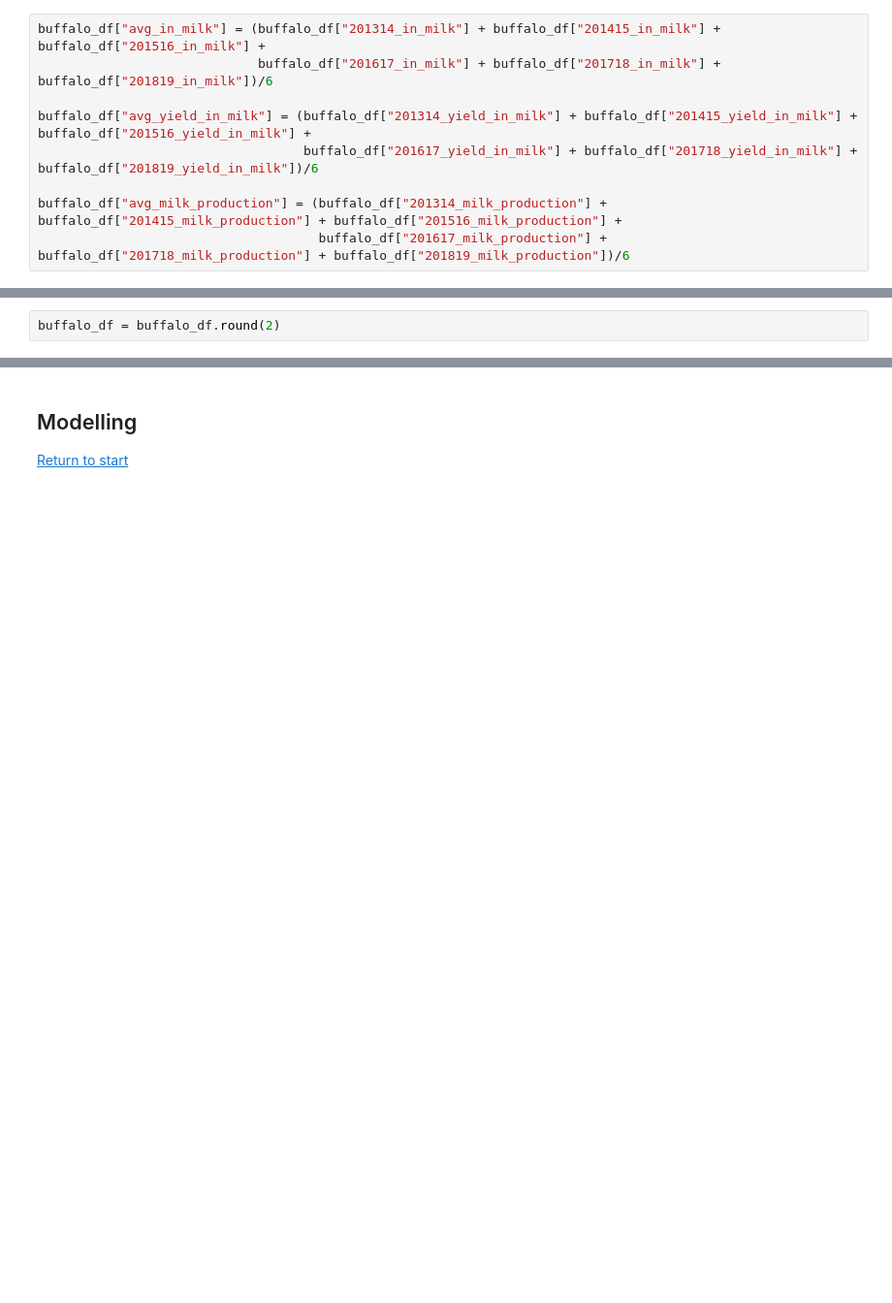
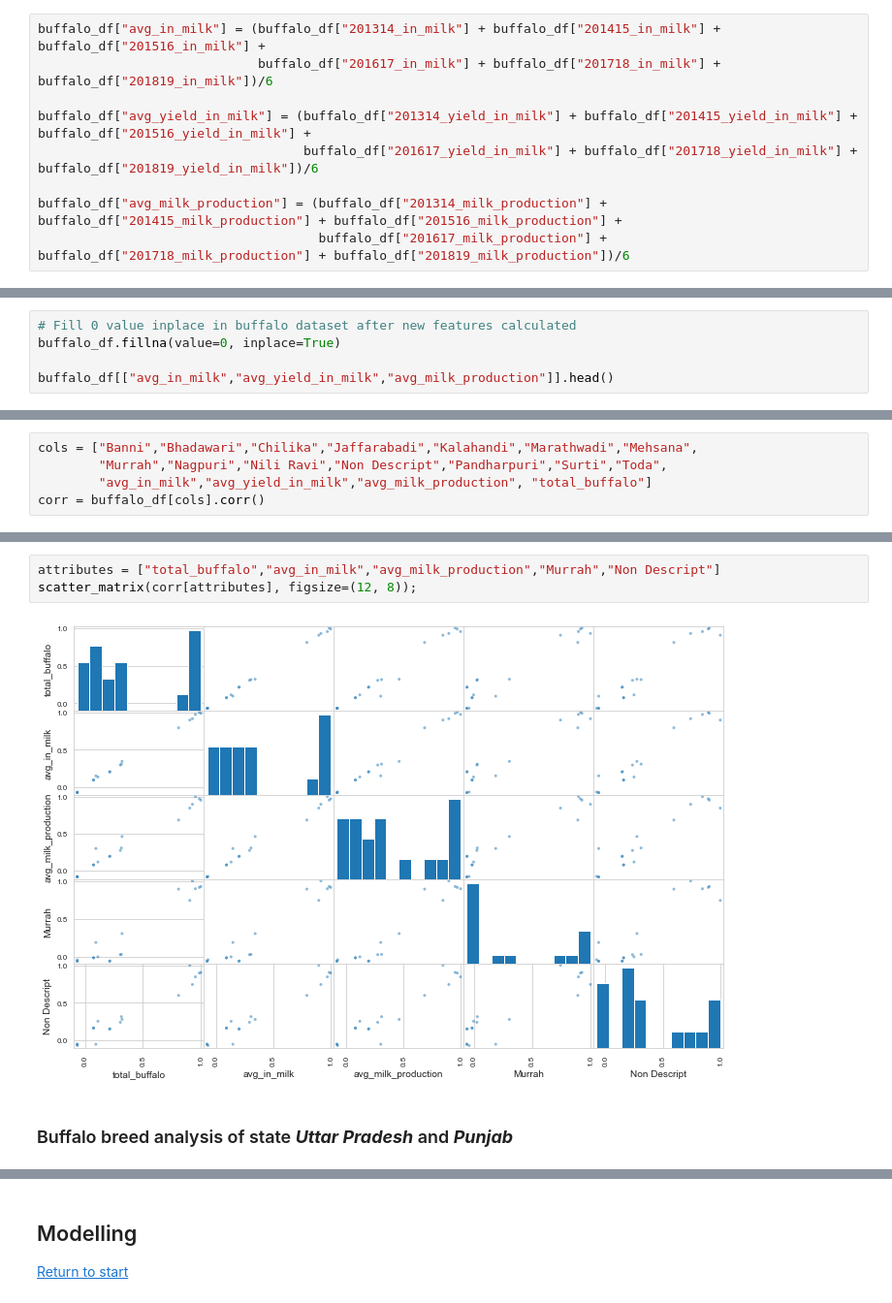
Before and after one commit to cybertraining-dsc/fa20-523-326, a Jupyter notebook: project/code/project.ipynb, the cells around one changed output, grey strips where cells are left out. Shown at 97% size. Drawn from its saved outputs; the diff is of its cells as text; blank space fills up the shorter version.

```diff
--- a/project/code/project.ipynb
+++ b/project/code/project.ipynb
@@ -142,2 +408,0 @@ buffalo_df["avg_milk_production"] = (buffalo_df["201314_milk_production"] + buff
-# %%
-buffalo_df = buffalo_df.round(2)
@@ -191,0 +409,5 @@ Murrah_df.head(10)
+# %%
+# Fill 0 value inplace in buffalo dataset after new features calculated
+buffalo_df.fillna(value=0, inplace=True)
+
+buffalo_df[["avg_in_milk","avg_yield_in_milk","avg_milk_production"]].head()
@@ -191,0 +424,5 @@ Murrah_df.head(10)
+# %%
+cols = ["Banni","Bhadawari","Chilika","Jaffarabadi","Kalahandi","Marathwadi","Mehsana",
+        "Murrah","Nagpuri","Nili Ravi","Non Descript","Pandharpuri","Surti","Toda",
+        "avg_in_milk","avg_yield_in_milk","avg_milk_production", "total_buffalo"]
+corr = buffalo_df[cols].corr()
@@ -191,0 +463,7 @@ Murrah_df.head(10)
+# %%
+attributes = ["total_buffalo","avg_in_milk","avg_milk_production","Murrah","Non Descript"]
+scatter_matrix(corr[attributes], figsize=(12, 8));
+# %% [output]
+[figure, added]
+# %% [markdown]
+### Buffalo breed analysis of state _**Uttar Pradesh**_ and _**Punjab**_
```
Also changed, not shown: parts of 141 cells of this notebook, 4 other files.
